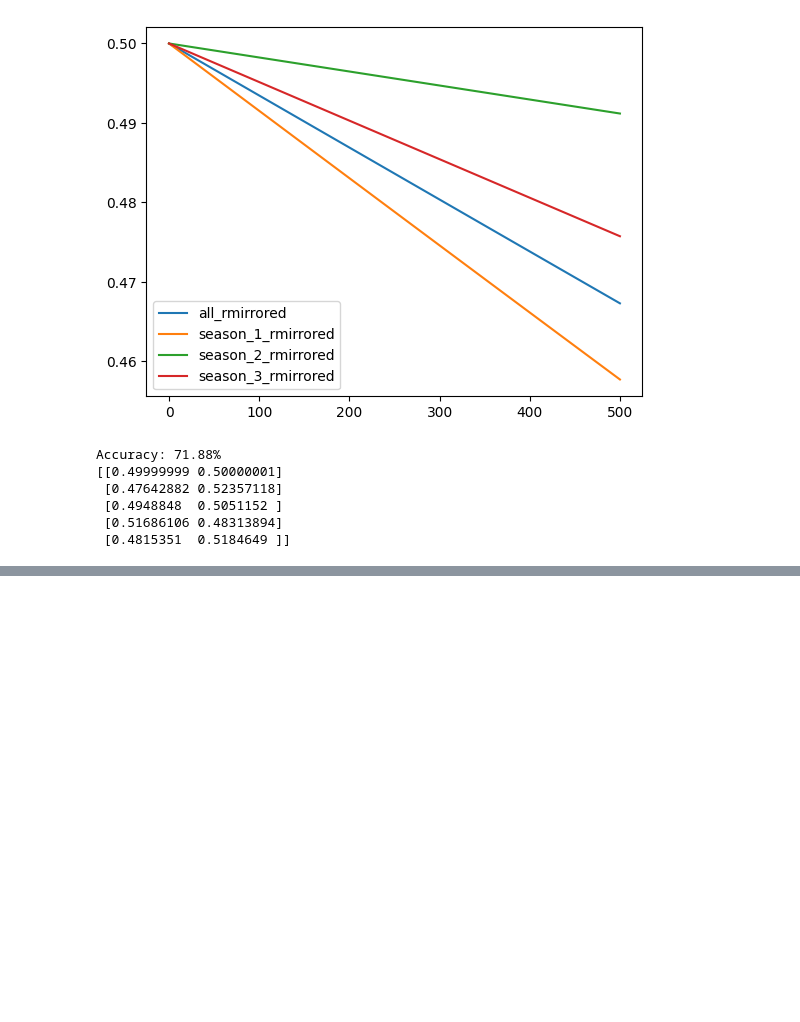
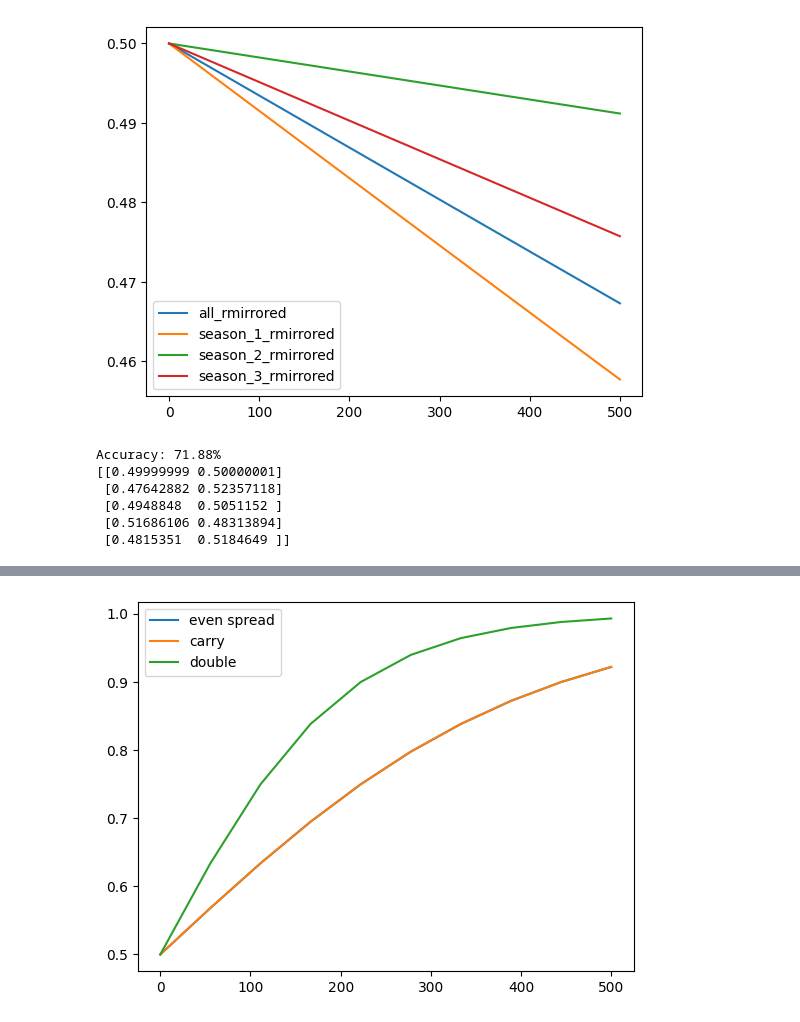
Before and after one commit to L1ghtBeam/cs5-final-project, a Jupyter notebook: ml-analysis.ipynb, the cells around one changed output, grey strips where cells are left out. Saved outputs shown, nothing was run; the diff lists cells and outputs as text; code cells hidden in the pictures; blank space fills up the shorter version.

```diff
--- a/ml-analysis.ipynb
+++ b/ml-analysis.ipynb
@@ -279,0 +463,20 @@ Accuracy: 71.88%
+# %%
+from collections.abc import Callable
+def func_compare(x, batch: str, funcs: list[tuple[Callable[[int],list[int]], str]]):
+    X, y = get_batch(batch)
+    clf = LogisticRegression(penalty='l2').fit(X, y)
+
+    fig, ax = plt.subplots()
+    for func, label in funcs:
+        plot_y = clf.predict_proba([func(v) for v in x])[:, 0]
+        ax.plot(x, plot_y, label=label)
+    ax.legend()
+    plt.show()
+# %%
+func_compare(np.linspace(0, 500, 10), 'all_perms',
+             [(lambda x: [1500+x/4, 1500+x/4, 1500+x/4, 1500+x/4,
+                          1500, 1500, 1500, 1500], 'even spread'),
+              (lambda x: [1500+x] + [1500] * 7, 'carry'),
+              (lambda x: [1500+x*2] + [1500] * 7, 'double')])
+# %% [output]
+[figure, added]
```
Also changed, not shown: parts of 17 cells of this notebook, 1 other file.
